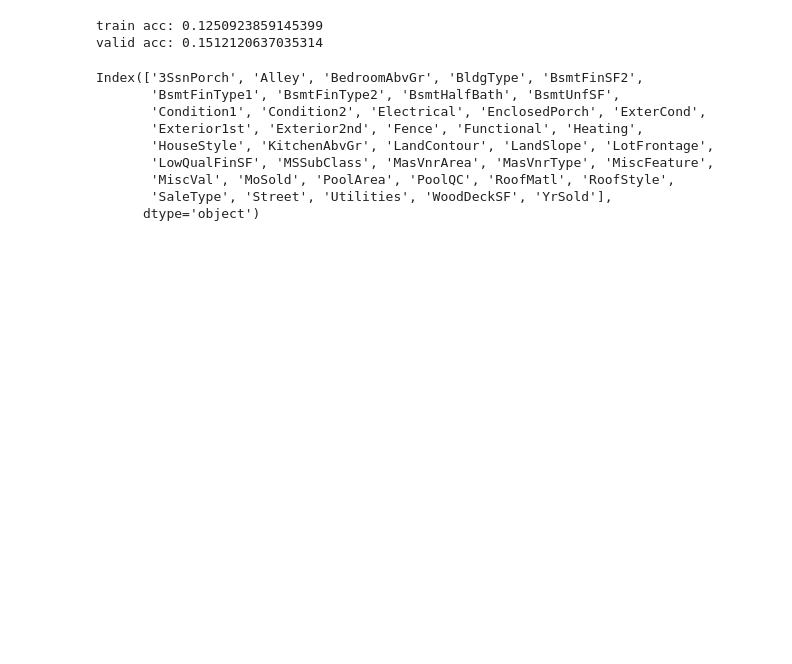
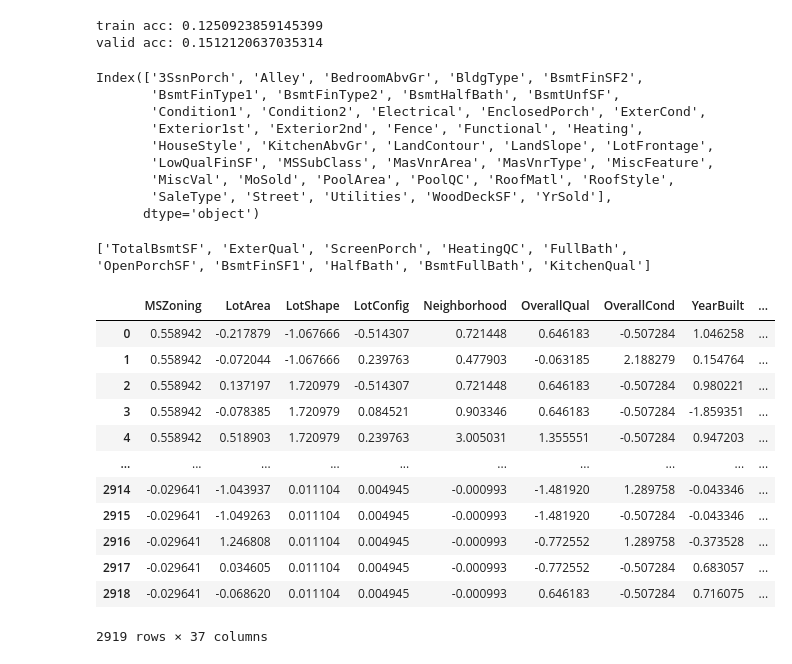
Before and after one commit to vasevooo/housing_kaggle, a Jupyter notebook: advanced housing_reg.ipynb, the cells around one changed output. Saved outputs shown, nothing was run; the diff lists cells and outputs as text; code cells hidden in the pictures; blank space fills up the shorter version.

```diff
--- a/advanced housing_reg.ipynb
+++ b/advanced housing_reg.ipynb
@@ -588,0 +632,51 @@ Index(['3SsnPorch', 'Alley', 'BedroomAbvGr', 'BldgType', 'BsmtFinSF2',
+# %%
+df_fe.shape
+df_fe.head()
+
+
+# df_filtered_train_fe = pd.concat([df_filtered_train, df_fe[:ind_train]],axis=1)
+# df_filtered_valid_fe = pd.concat([df_filtered_valid, df_fe[ind_train:]],axis=1)
+
+
+df_fe
+
+df_scaled.shape, df_fe.shape
+
+df_fe_scaled = pd.concat([df_scaled.drop(columns_to_drop, axis=1), df_fe],axis=1)
+
+# df_fe_scaled.drop(['KitchenAbvGr','KitchenQual', 'HalfBath', 'FullBath', 'BsmtHalfBath'])
+
+
+columns_fe_to_drop = ['KitchenAbvGr', 'KitchenQual', 'OpenPorchSF', 'EnclosedPorch', '3SsnPorch', 'ScreenPorch', 'HalfBath', 'FullBath', 'BsmtFullBath', 'BsmtHalfBath',
+ 'BsmtFinSF1', 'BsmtFinType1', 'BsmtFinSF2', 'BsmtFinType2', 'TotalBsmtSF', 'BsmtFinType1', 'KitchenAbvGr', 'KitchenQual', 'WoodDeckSF', 'LotFrontage',
+ 'BsmtFullBath', 'BsmtHalfBath', 'FullBath', 'HalfBath', 'Heating', 'HeatingQC', 'ExterQual', 'ExterCond']
+
+# Convert excluded columns string to a list
+excluded_cols = eval("['KitchenAbvGr', 'EnclosedPorch', '3SsnPorch', 'BsmtHalfBath', 'BsmtFinType1', 'BsmtFinSF2', 'BsmtFinType2', 'BsmtFinType1', 'KitchenAbvGr', 'WoodDeckSF', 'LotFrontage', 'BsmtHalfBath', 'Heating', 'ExterCond']")
+
+# Define the original list of columns
+cols = ['KitchenAbvGr', 'KitchenQual', 'OpenPorchSF', 'EnclosedPorch', '3SsnPorch', 'ScreenPorch', 'HalfBath', 'FullBath', 'BsmtFullBath', 'BsmtHalfBath', 'BsmtFinSF1', 'BsmtFinType1', 'BsmtFinSF2', 'BsmtFinType2', 'TotalBsmtSF', 'BsmtFinType1', 'KitchenAbvGr', 'KitchenQual', 'WoodDeckSF', 'LotFrontage', 'BsmtFullBath', 'BsmtHalfBath', 'FullBath', 'HalfBath', 'Heating', 'HeatingQC', 'ExterQual', 'ExterCond']
+
+# Remove excluded columns from the original list
+filtered_cols = list(set(cols) - set(excluded_cols))
+
+# Print the filtered list of columns
+print(filtered_cols)
+
+
+df_fe_scaled.drop(filtered_cols, axis=1)
+# %% [output]
+['TotalBsmtSF', 'ExterQual', 'ScreenPorch', 'HeatingQC', 'FullBath', 'OpenPorchSF', 'BsmtFinSF1', 'HalfBath', 'BsmtFullBath', 'KitchenQual']
+|  | MSZoning | LotArea | LotShape | LotConfig | Neighborhood | OverallQual | OverallCond | YearBuilt | ... |
+| 0 | 0.558942 | -0.217879 | -1.067666 | -0.514307 | 0.721448 | 0.646183 | -0.507284 | 1.046258 | ... |
+| 1 | 0.558942 | -0.072044 | -1.067666 | 0.239763 | 0.477903 | -0.063185 | 2.188279 | 0.154764 | ... |
+| 2 | 0.558942 | 0.137197 | 1.720979 | -0.514307 | 0.721448 | 0.646183 | -0.507284 | 0.980221 | ... |
+| 3 | 0.558942 | -0.078385 | 1.720979 | 0.084521 | 0.903346 | 0.646183 | -0.507284 | -1.859351 | ... |
+| 4 | 0.558942 | 0.518903 | 1.720979 | 0.239763 | 3.005031 | 1.355551 | -0.507284 | 0.947203 | ... |
+| ... | ... | ... | ... | ... | ... | ... | ... | ... | ... |
+| 2914 | -0.029641 | -1.043937 | 0.011104 | 0.004945 | -0.000993 | -1.481920 | 1.289758 | -0.043346 | ... |
+| 2915 | -0.029641 | -1.049263 | 0.011104 | 0.004945 | -0.000993 | -1.481920 | -0.507284 | -0.043346 | ... |
+| 2916 | -0.029641 | 1.246808 | 0.011104 | 0.004945 | -0.000993 | -0.772552 | 1.289758 | -0.373528 | ... |
+| 2917 | -0.029641 | 0.034605 | 0.011104 | 0.004945 | -0.000993 | -0.772552 | -0.507284 | 0.683057 | ... |
+| 2918 | -0.029641 | -0.068620 | 0.011104 | 0.004945 | -0.000993 | 0.646183 | -0.507284 | 0.716075 | ... |
+2919 rows × 37 columns
```
Also changed, not shown: parts of 18 cells of this notebook.
